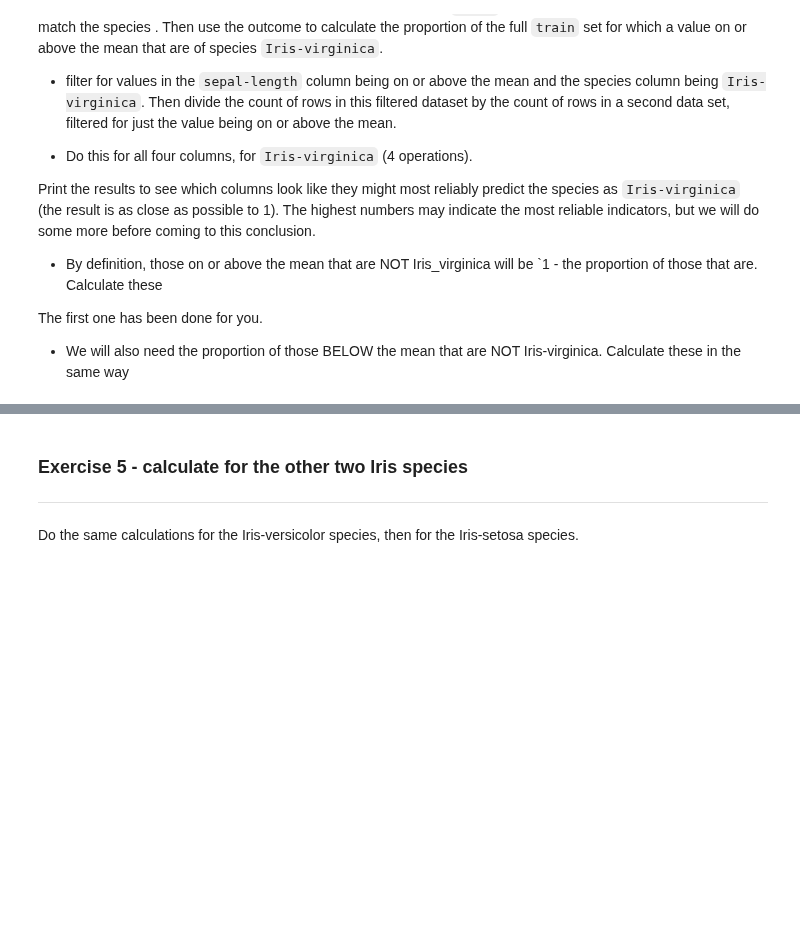
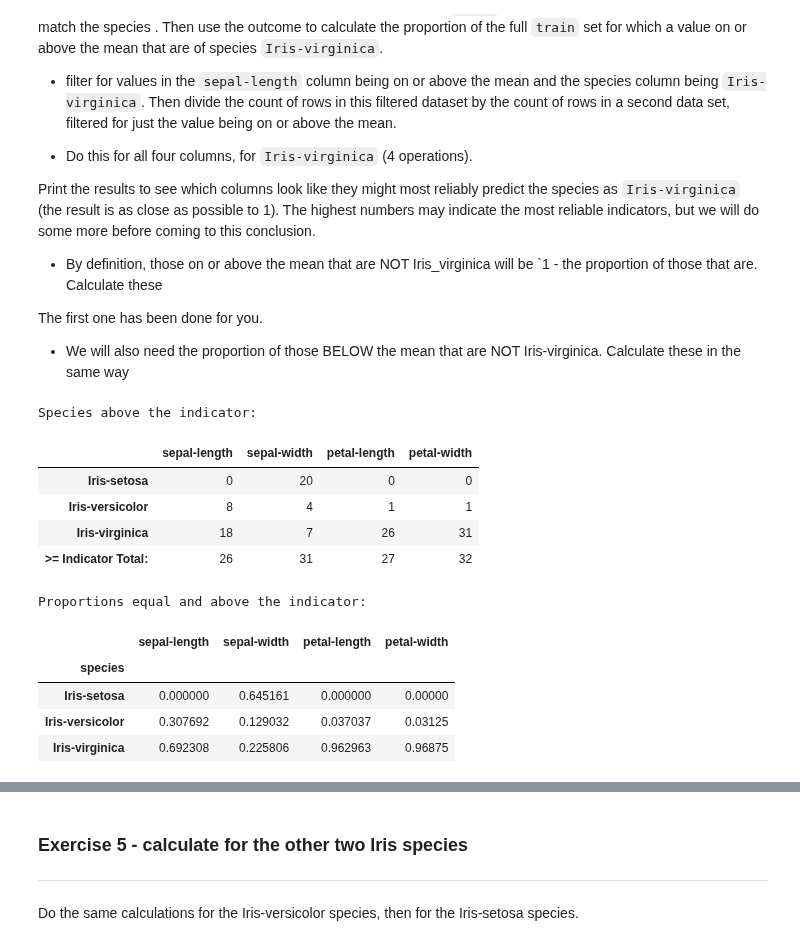
Before and after one commit to Imran-Github22/Imran-Farooqui, a Jupyter notebook: Projects/15_2_Decision_Tree_coded_model.ipynb, the cells around one changed output, grey strips where cells are left out. Saved outputs shown, nothing was run; the diff lists cells and outputs as text; code cells hidden in the pictures; blank space fills up the shorter version.

```diff
--- a/Projects/15_2_Decision_Tree_coded_model.ipynb
+++ b/Projects/15_2_Decision_Tree_coded_model.ipynb
@@ -301,4 +322,36 @@ Print the results to see which columns look like they might most reliably predic
 The first one has been done for you.
 
 *  We will also need the proportion of those BELOW the mean that are NOT Iris-virginica.  Calculate these in the same way
+# %%
+def describe(df, species_names_column, dimension_columns, show_proportions=False):
+  above_mean = df.groupby([species_names_column])[dimension_columns].sum()
+  total_sum = above_mean.sum()
+
+  if show_proportions:
+    prop_dict = {}
+    for column in dimension_columns:
+      prop_dict[column] = above_mean[column] / total_sum[column]
+    describe_df = pd.DataFrame.from_dict(prop_dict)
+  else:
+    totals_df = pd.DataFrame.from_records([total_sum], index=['>= Indicator Total:'])
+    describe_df = pd.concat([above_mean, totals_df])
+  return describe_df
+
+print('Species above the indicator:')
+display(describe(train, 'species', dimension_columns))
+print('\nProportions equal and above the indicator:')
+display(describe(train, 'species', dimension_columns, True))
+# %% [output]
+Species above the indicator:
+|  | sepal-length | sepal-width | petal-length | petal-width |
+| Iris-setosa | 0 | 20 | 0 | 0 |
+| Iris-versicolor | 8 | 4 | 1 | 1 |
+| Iris-virginica | 18 | 7 | 26 | 31 |
+| >= Indicator Total: | 26 | 31 | 27 | 32 |
+Proportions equal and above the indicator:
+|  | sepal-length | sepal-width | petal-length | petal-width |
+| species |  |  |  |  |
+| Iris-setosa | 0.000000 | 0.645161 | 0.000000 | 0.00000 |
+| Iris-versicolor | 0.307692 | 0.129032 | 0.037037 | 0.03125 |
+| Iris-virginica | 0.692308 | 0.225806 | 0.962963 | 0.96875 |
 # %%
```
Also changed, not shown: parts of 21 cells of this notebook.
